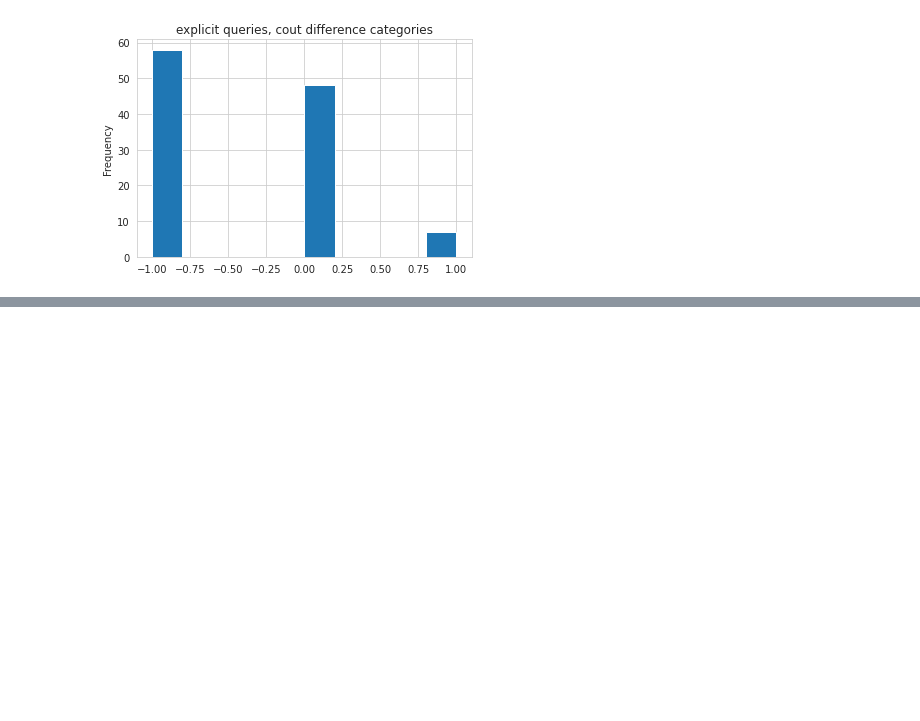
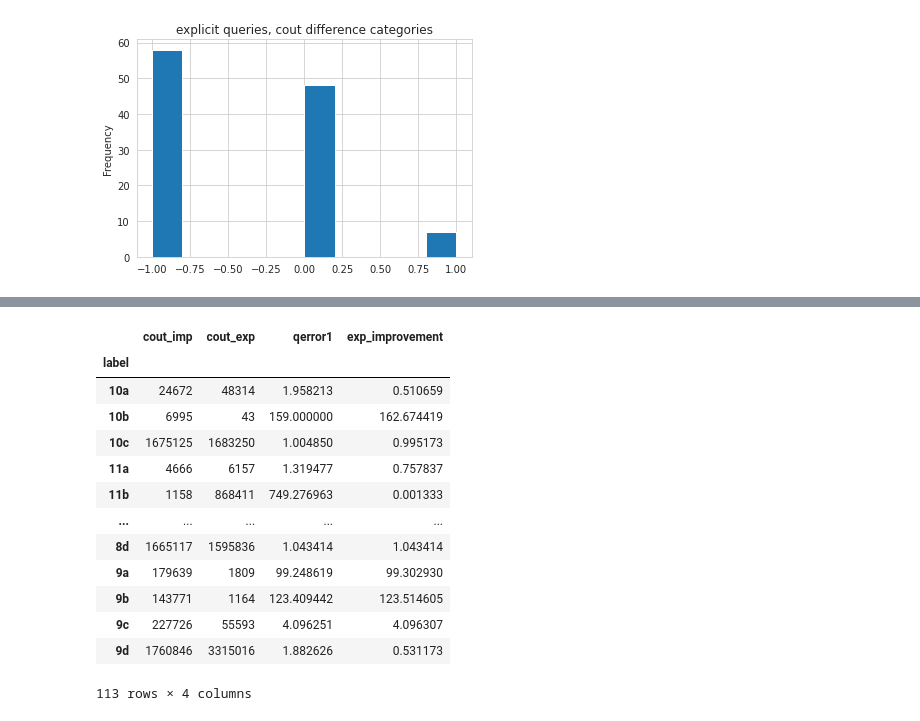
Before and after one commit to rbergm/aft, a Jupyter notebook: C_out evaluation.ipynb, the cells around one changed output, grey strips where cells are left out. Cells and saved outputs as stored; diff of their text form; code cells hidden in the pictures; blank space fills up the shorter version.

```diff
--- a/C_out evaluation.ipynb
+++ b/C_out evaluation.ipynb
@@ -114,0 +150,18 @@ np.sign(df_exp_comb.cout_diff).plot(kind="hist", title="explicit queries, cout d
+# %%
+df_impexp["exp_improvement"] = df_impexp.cout_imp.replace(0, np.nan) / df_impexp.cout_exp.replace(np.nan)
+df_impexp
+# %% [output]
+|  | cout_imp | cout_exp | qerror1 | exp_improvement |
+| label |  |  |  |  |
+| 10a | 24672 | 48314 | 1.958213 | 0.510659 |
+| 10b | 6995 | 43 | 159.000000 | 162.674419 |
+| 10c | 1675125 | 1683250 | 1.004850 | 0.995173 |
+| 11a | 4666 | 6157 | 1.319477 | 0.757837 |
+| 11b | 1158 | 868411 | 749.276963 | 0.001333 |
+| ... | ... | ... | ... | ... |
+| 8d | 1665117 | 1595836 | 1.043414 | 1.043414 |
+| 9a | 179639 | 1809 | 99.248619 | 99.302930 |
+| 9b | 143771 | 1164 | 123.409442 | 123.514605 |
+| 9c | 227726 | 55593 | 4.096251 | 4.096307 |
+| 9d | 1760846 | 3315016 | 1.882626 | 0.531173 |
+113 rows × 4 columns
```
Also changed, not shown: parts of 12 cells of this notebook.
